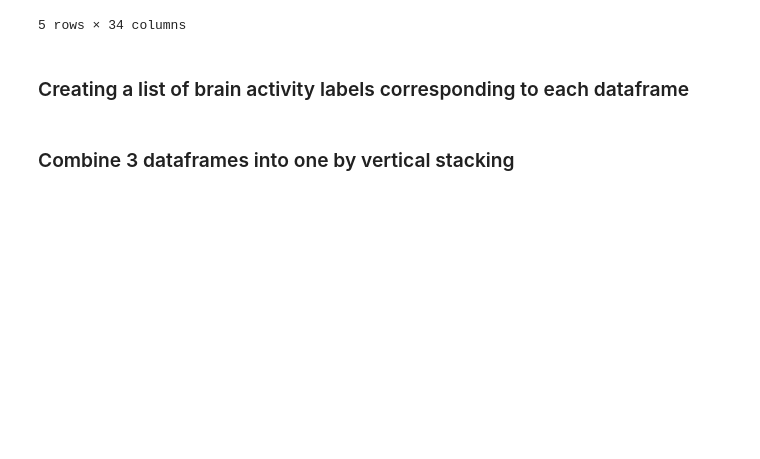
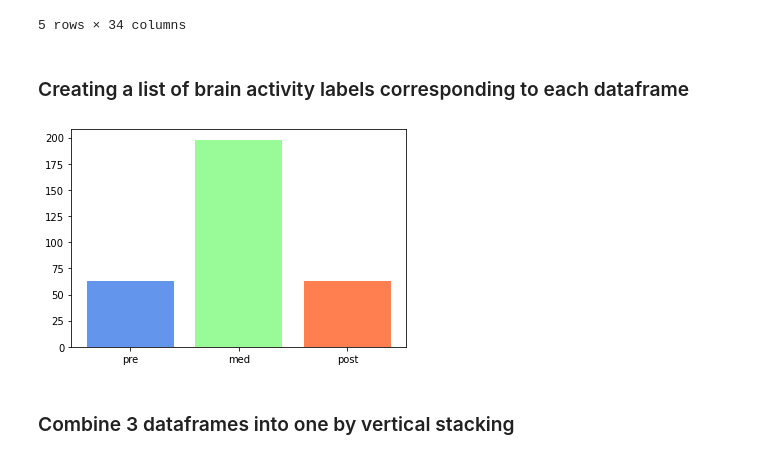
Before and after one commit to Hex-Clan8/Virtual-Reality-EEG-analysis, a Jupyter notebook: main.ipynb, the cells around one changed output. Drawn from its saved outputs; the diff is of its cells as text; code cells hidden in the pictures; blank space fills up the shorter version.

```diff
--- a/main.ipynb
+++ b/main.ipynb
@@ -48,6 +48,14 @@ prePSI_df.head()
 pre_label = ['pre']*prePSI_df.shape[0]
 med_label = ['med']*medPSI_df.shape[0]
 post_label = ['post']*postPSI_df.shape[0]
+# %%
+fig, ax = plt.subplots()
+x = ['pre', 'med', 'post']
+y = [len(pre_label), len(med_label), len(post_label)]
+ax.bar(x, y ,align='center',color=["cornflowerblue","palegreen","coral"])
+plt.show()
+# %% [output]
+[figure, added]
 # %% [markdown]
 ###  Combine 3 dataframes into one by vertical stacking
 # %%
```
Also changed, not shown: parts of 9 cells of this notebook.
